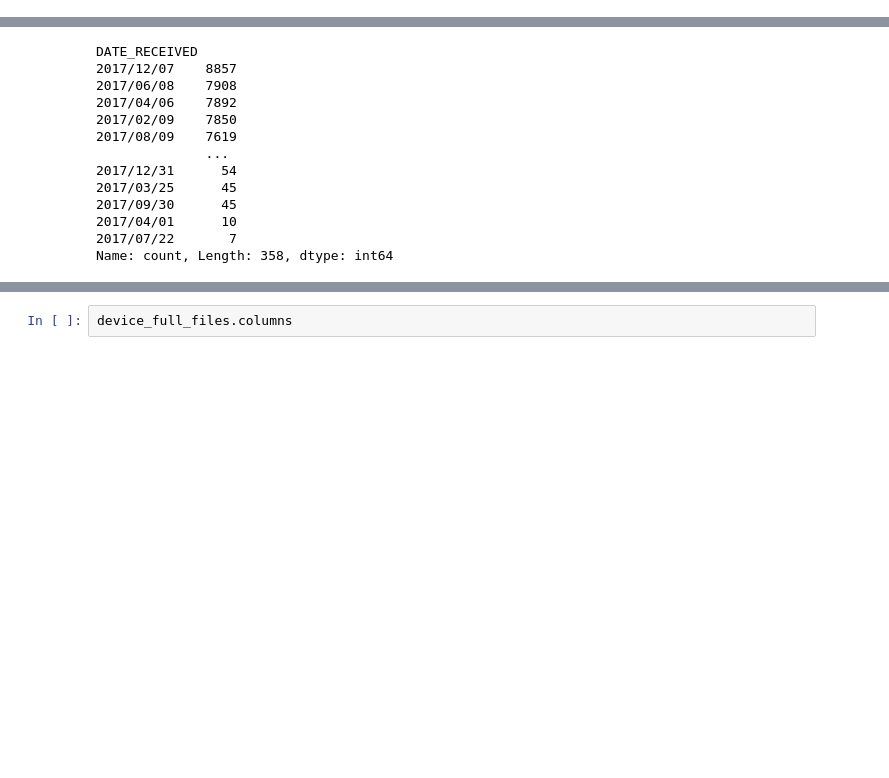
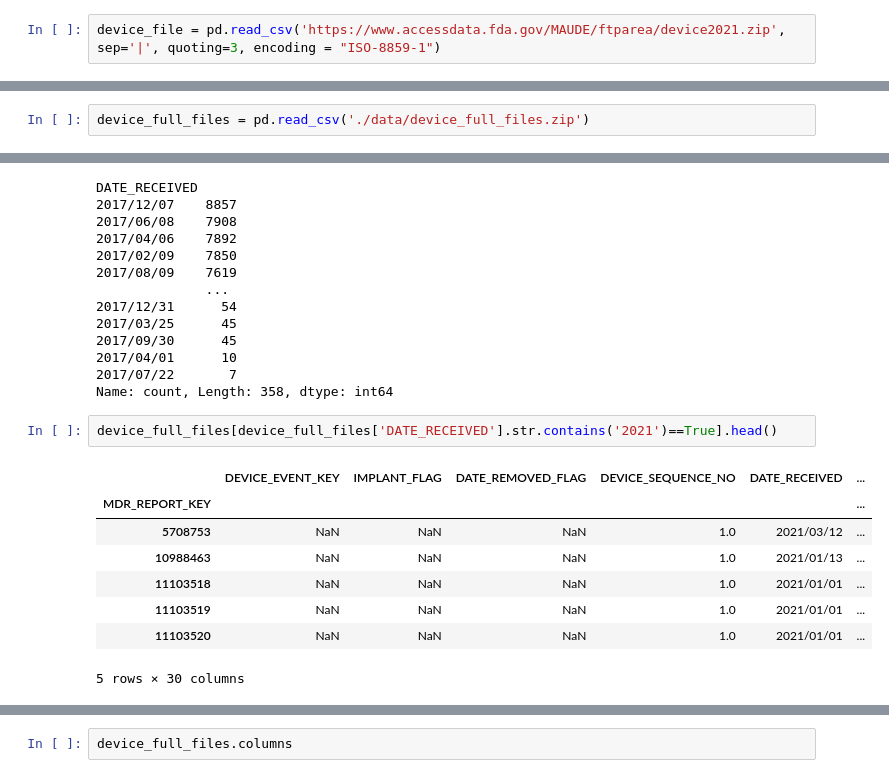
Before and after one commit to KaneZhao/Adverse-Events-in-Female-Stress-Urinary-Incontinence, a Jupyter notebook: data_clean.ipynb, the cells around one changed output, grey strips where cells are left out. Cells and saved outputs as stored; diff of their text form; blank space fills up the shorter version.

```diff
--- a/data_clean.ipynb
+++ b/data_clean.ipynb
@@ -27,3 +27,5 @@ with warnings.catch_warnings():
             device_file.to_csv('./data/device%d.zip' % year, index = False)
         device_full_files = pd.concat([device_full_files, device_file], ignore_index=True)
     device_full_files.to_csv('./data/device_full_files.zip', index = False)
+# %%
+device_file = pd.read_csv('https://www.accessdata.fda.gov/MAUDE/ftparea/device2021.zip', sep='|', quoting=3, encoding = "ISO-8859-1")
@@ -29,0 +34,2 @@ with warnings.catch_warnings():
+# %%
+device_full_files = pd.read_csv('./data/device_full_files.zip')
@@ -65,6 +79,17 @@ DATE_RECEIVED
 2017/04/01      10
 2017/07/22       7
 Name: count, Length: 358, dtype: int64
+# %%
+device_full_files[device_full_files['DATE_RECEIVED'].str.contains('2021')==True].head()
+# %% [output]
+|  | DEVICE_EVENT_KEY | IMPLANT_FLAG | DATE_REMOVED_FLAG | DEVICE_SEQUENCE_NO | DATE_RECEIVED | ... |
+| MDR_REPORT_KEY |  |  |  |  |  | ... |
+| 5708753 | NaN | NaN | NaN | 1.0 | 2021/03/12 | ... |
+| 10988463 | NaN | NaN | NaN | 1.0 | 2021/01/13 | ... |
+| 11103518 | NaN | NaN | NaN | 1.0 | 2021/01/01 | ... |
+| 11103519 | NaN | NaN | NaN | 1.0 | 2021/01/01 | ... |
+| 11103520 | NaN | NaN | NaN | 1.0 | 2021/01/01 | ... |
+5 rows × 30 columns
 # %%
 device_full_files["DATE_RECEIVED"].value_counts()
 # %% [output]
```
Also changed, not shown: parts of 20 cells of this notebook, 1 other file.
